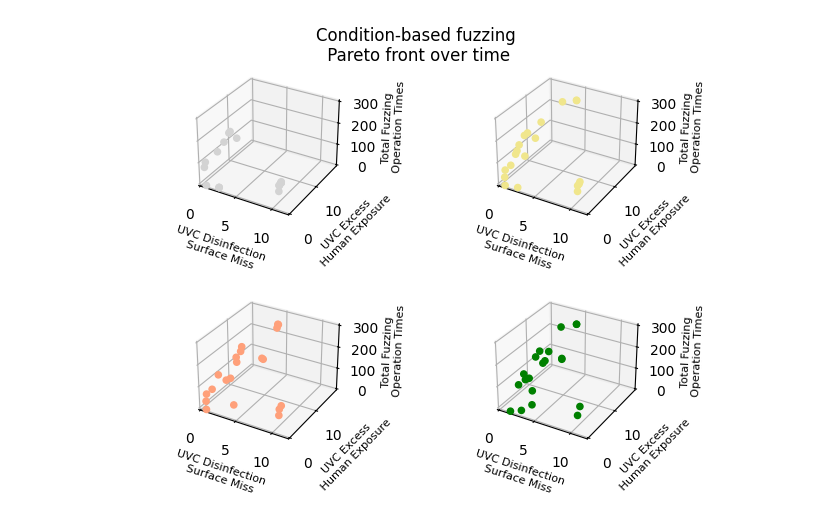
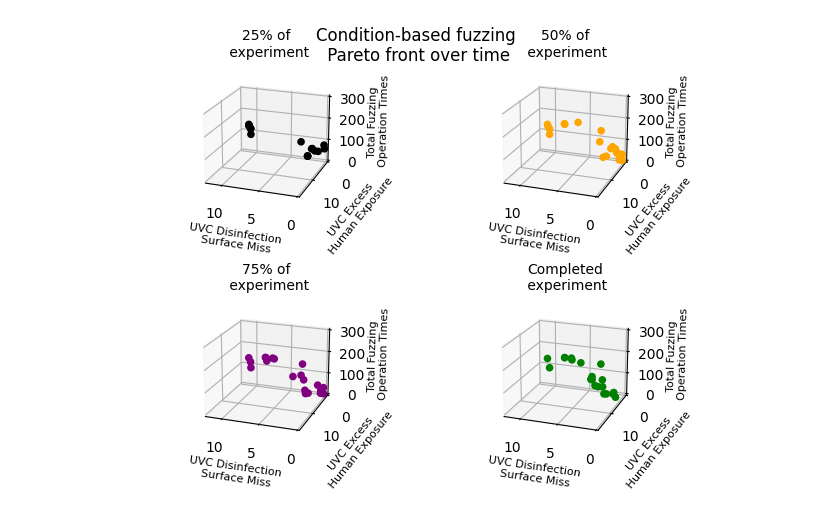
Before and after one commit to sesame-project/simulationBasedTesting, a Jupyter notebook: notebooks/locomotec/python/Locomotec_3DPlot_RQ3_History.ipynb, the cells around one changed output. Saved outputs shown, nothing was run; the diff lists cells and outputs as text; code cells hidden in the pictures.

```diff
--- a/notebooks/locomotec/python/Locomotec_3DPlot_RQ3_History.ipynb
+++ b/notebooks/locomotec/python/Locomotec_3DPlot_RQ3_History.ipynb
@@ -45,6 +87,7 @@ def plot_3d_resultset_history(frontDFAttribs, graph_title, savefigFilename):
 # %%
 def plot_3d_resultset_history_as_subplots(frontDFAttribs, graph_title, savefigFilename, xmax, ymax, zmax):
     labelfont = 8
+    titlefont = 10
     xwidth = 2
     xp = xwidth
     yp = int(len(frontDFAttribs) / xwidth)
@@ -52,15 +95,20 @@ def plot_3d_resultset_history_as_subplots(frontDFAttribs, graph_title, savefigFi
     default_alpha = 1.0
 
     ai = 1
-    for col in frontDFAttribs:
-        df = frontDFAttribs[col]
+    for itercount in frontDFAttribs:
+        info = frontDFAttribs[itercount]
+        df = info['front']
+        col = info['col']
+        title = info['title']
+
         ax = fig.add_subplot(xp, yp, ai, projection="3d")
         ax.scatter(df["uvMissSurface"], df["uvExcessHuman"], df["fuzzOpTimes"], c=col, alpha=default_alpha)
 
-        #ax.view_init(20,110)
+        ax.view_init(20,110)
         ax.set_xlim(0, xmax)
         ax.set_ylim(0, ymax)
         ax.set_zlim(0, zmax)
+        ax.set_title(title, fontsize=titlefont)
         ax.set_xlabel("UVC Disinfection\n Surface Miss", fontsize=labelfont)
         ax.set_ylabel("UVC Excess\n Human Exposure", fontsize=labelfont)
         ax.set_zlabel("Total Fuzzing \nOperation Times", fontsize=labelfont)
@@ -69,6 +117,6 @@ def plot_3d_resultset_history_as_subplots(frontDFAttribs, graph_title, savefigFi
 
     plt.suptitle(graph_title)
     plt.tight_layout(pad=0.05)
-    plt.subplots_adjust(left=0.1, right=0.9, bottom=0.1, top=0.9, wspace=0.4, hspace=0.4)
+    plt.subplots_adjust(left=0.1, right=0.9, bottom=0.1, top=0.9, wspace=0.4, hspace=0.55)
     plt.savefig(savefigFilename)
     plt.show()
@@ -75,13 +166,13 @@ def plot_3d_resultset_history_as_subplots(frontDFAttribs, graph_title, savefigFi
 # %%
-res_df_attribs = {"lightgray": condbased_res250,
-                    "khaki":condbased_res500,
-                    "lightsalmon": condbased_res750,
-                    "Green": condbased_res1000 }
+res_df_attribs = {250 : {'front' : condbased_res250, 'col':"black",  'title': "25% of\n experiment"},
+                  500 : {'front' : condbased_res500, 'col':"orange", 'title': "50% of\n experiment"},
+                  750 : {'front' : condbased_res750, 'col':"purple", 'title': "75% of\n experiment"},
+                  1000 : {'front': condbased_res1000, 'col':"green", 'title': "Completed\n experiment"}}
 
 xmax = 12
 ymax = 18
 zmax = 300
 
 plot_3d_resultset_history_as_subplots(res_df_attribs, "Condition-based fuzzing\n Pareto front over time", "rq3-locomotec-3dfront-history.pdf", xmax, ymax, zmax)
 # %% [output]
-[figure, old version]
+[figure, new version]
```
Also changed, not shown: parts of 8 cells of this notebook, 16 other files.
